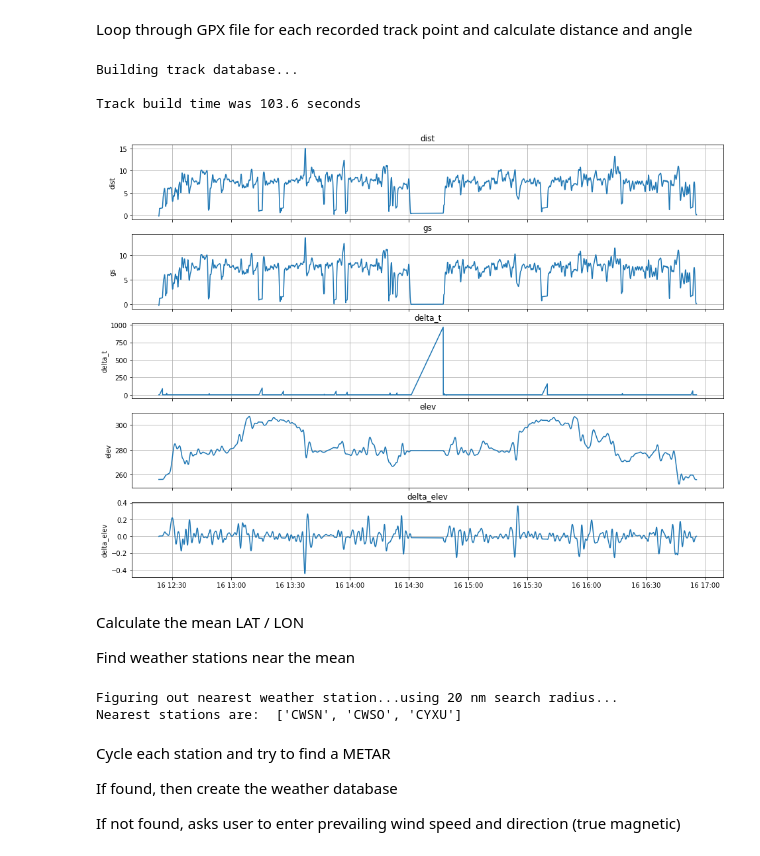
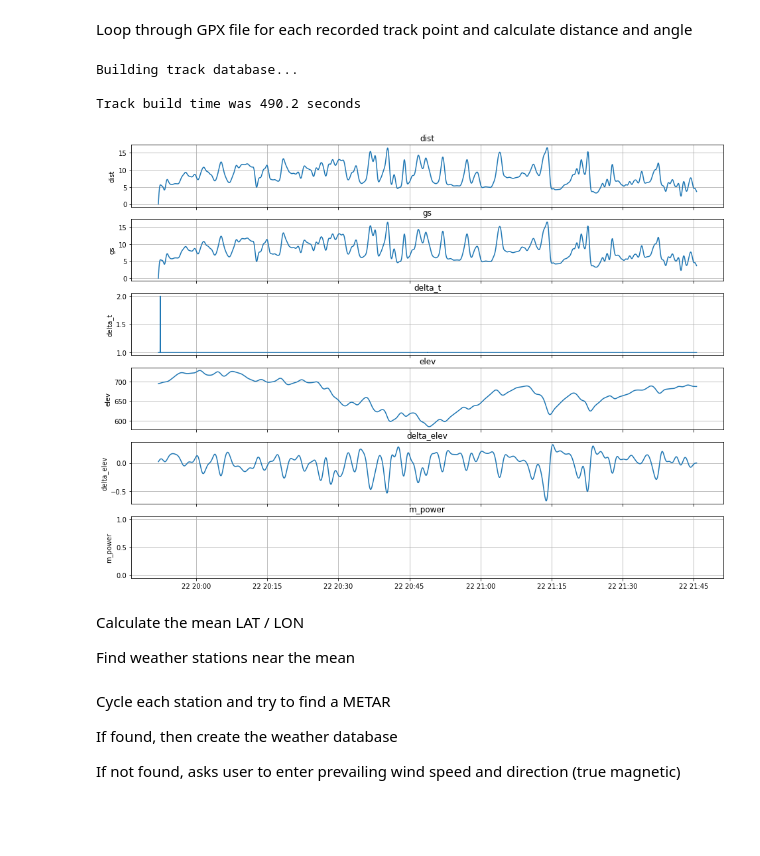
Before and after one commit to acelere/wind_ride_power, a Jupyter notebook: gpx_parser_v11.ipynb, the cells around one changed output. Saved outputs shown, nothing was run; the diff lists cells and outputs as text; code cells hidden in the pictures; blank space fills up the shorter version.

Commit message:
tests with beautiful soup to read power

```diff
--- a/gpx_parser_v11.ipynb
+++ b/gpx_parser_v11.ipynb
@@ -38,7 +38,8 @@ if debug == False:
     gpx_file = input('Enter file name (must be in same directory as this program for now): ')
     tree = ET.parse(filepath + gpx_file)
 else:
-    tree = ET.parse('./sample_data/Exciter_100.gpx')
+    #tree = ET.parse('./sample_data/Exciter_100.gpx')
+    tree = ET.parse('./sample_data/S4_Form_Sprints_20_min_M1_Tempo.gpx')
     #tree = ET.parse('./sample_data/ITPS_out.gpx')
     #tree = ET.parse('./sample_data/See_you_later_Winter_welcome_Spring.gpx')
 root = tree.getroot()
@@ -114,7 +115,7 @@ def get_trk_pts_data(trksegmt):
     output: dataframe containing track data
     '''
     trackpoint = {}
-    track = pd.DataFrame(columns=['lat', 'lon', 'elev', 'ts', 'dist', 'true_hdg', 'gs', 'delta_t'])
+    track = pd.DataFrame(columns=['lat', 'lon', 'elev', 'ts', 'dist', 'true_hdg', 'gs', 'delta_t', 'm_power'])
     first_point = True
     debug_counter = 0
     for idx, trkpoint in enumerate(trksegmt):
@@ -142,6 +143,7 @@ def get_trk_pts_data(trksegmt):
         else:
             trackpoint['gs'] = 0
             trackpoint['delta_t'] = np.nan
+
         previous_point = trackpoint
         track = track.append(trackpoint, ignore_index=True)
         trackpoint = {}
@@ -180,7 +182,7 @@ for trk in root.findall('gpx:trk', namespace):
         results = pool.map(get_trk_pts_data, trk_pts_set)
         pool.join
         #join results:
-        track = pd.DataFrame(columns=['lat', 'lon', 'elev', 'ts', 'dist', 'true_hdg', 'gs', 'delta_t'])
+        track = pd.DataFrame(columns=['lat', 'lon', 'elev', 'ts', 'dist', 'true_hdg', 'gs', 'delta_t', 'm_power'])
         for result in results:
             track = track.append(result.set_index('ts'))
         track['ts'] = track.index
@@ -197,7 +199,7 @@ print('Track build time was {:1.1f} seconds'.format(end_time - start_time))
 # %% [output]
 Building track database...
 
-Track build time was 103.6 seconds
+Track build time was 490.2 seconds
 # %%
 #Butterworth filter definition
 def apply_filter(raw_data, N, Wn):
@@ -227,18 +229,18 @@ track['delta_elev'] = track['elev'].diff()
 #track['delta_elev'] = apply_filter(track['delta_elev'], 4, 0.02)
 # %%
 #Quick plot for checking...
-plt_list = ['dist', 'gs', 'delta_t', 'elev', 'delta_elev']
+plt_list = ['dist', 'gs', 'delta_t', 'elev', 'delta_elev', 'm_power']
 #plt_list = ['dist', 'gs', 'delta_t', 'elev']
 plt.rcParams['figure.figsize'] = [16, 12]
 f, axarr = plt.subplots(len(plt_list), sharex=True)
 for idx, pltdata in enumerate(plt_list):
     axarr[idx].plot((track['ts']),track[pltdata])
     axarr[idx].set(ylabel=pltdata,
        title=pltdata)
     axarr[idx].grid()
 plt.show()
 # %% [output]
-[figure, old version]
+[figure, new version]
 # %%
 #pandas
 #shift
@@ -274,9 +276,6 @@ for data in root.findall('data'):
         for station_ident in station.findall('station_id'):
             station_id_list.append(station_ident.text)
 print('Nearest stations are: ', station_id_list)
-# %% [output]
-Figuring out nearest weather station...using 20 nm search radius...
-Nearest stations are:  ['CWSN', 'CWSO', 'CYXU']
 # %% [markdown]
 Cycle each station and try to find a METAR
 
```
Also changed, not shown: parts of 26 cells of this notebook, 2 other files.
